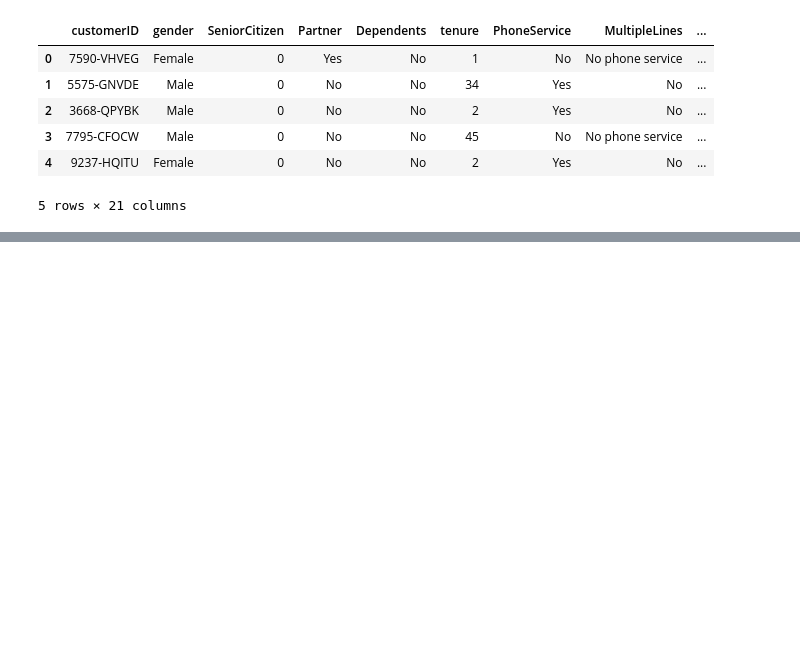
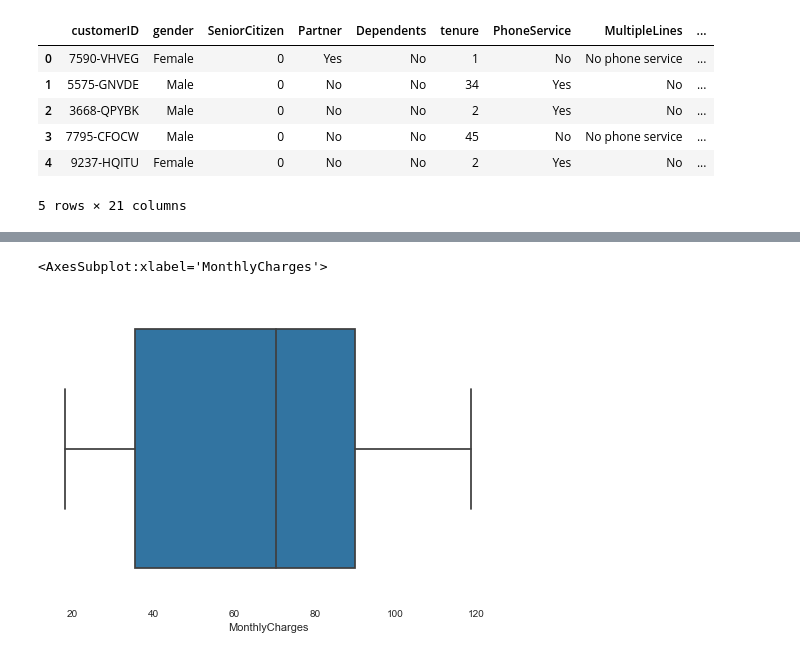
Before and after one commit to gfmattos/kaggle_telco, a Jupyter notebook: telecom.ipynb, the cells around one changed output, grey strips where cells are left out. Drawn from its saved outputs; the diff is of its cells as text; code cells hidden in the pictures; blank space fills up the shorter version.

```diff
--- a/telecom.ipynb
+++ b/telecom.ipynb
@@ -20,0 +180,5 @@ df.head()
+# %%
+sns.boxplot(df['MonthlyCharges'])
+# %% [output]
+<AxesSubplot:xlabel='MonthlyCharges'>
+[figure, added]
```
Also changed, not shown: parts of 69 cells of this notebook.
